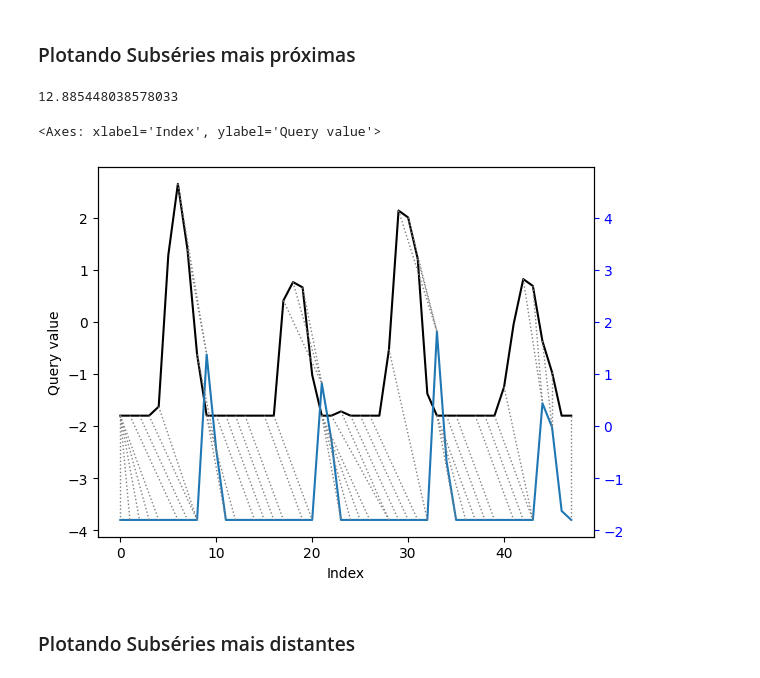
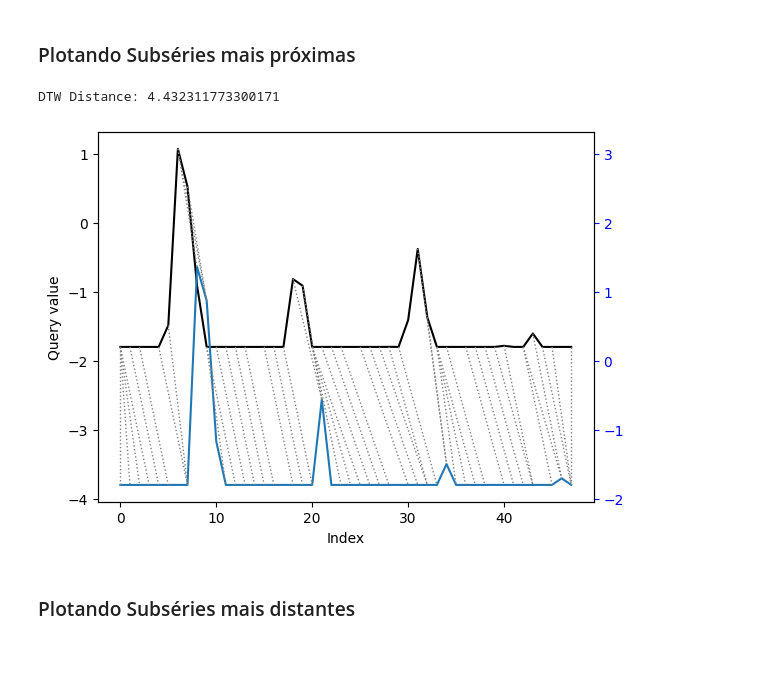
Before and after one commit to matheusvictal/sst-time-series-ml, a Jupyter notebook: sst_data.ipynb, the cells around one changed output. Saved outputs shown, nothing was run; the diff lists cells and outputs as text; code cells hidden in the pictures.

```diff
--- a/sst_data.ipynb
+++ b/sst_data.ipynb
@@ -401,13 +427,11 @@ plt.show()
 plt.plot(point_df['sst'])
 # %% [markdown]
 ### Plotando Subséries mais próximas
-# %%
-print(nearest[0]['distance'])
-nearest[0]['alignment'].plot(type="twoway",offset=-2)
-# %% [output]
-12.885448038578033
-<Axes: xlabel='Index', ylabel='Query value'>
-[figure, removed]
+# %%
+s.print_nearest_subserie()
+# %% [output]
+DTW Distance: 4.432311773300171
+[figure, added]
 # %% [markdown]
 ### Plotando Subséries mais distantes
 # %%
```
Also changed, not shown: parts of 19 cells of this notebook.
